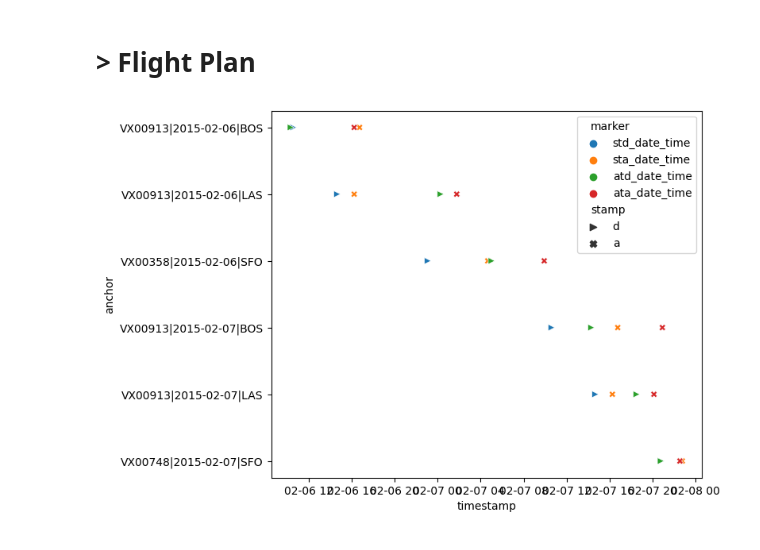
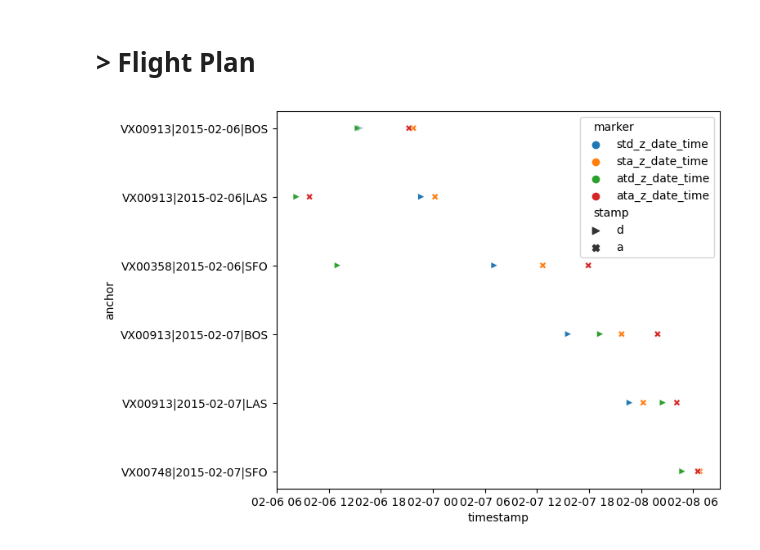
Before and after one commit to cmd-master/airline, a Jupyter notebook: airline-delays.ipynb, the cells around one changed output. Saved outputs shown, nothing was run; the diff lists cells and outputs as text; code cells hidden in the pictures.

Commit message:
Kaggle Notebook | USA Airline On Time Performance | Version 39

```diff
--- a/airline-delays.ipynb
+++ b/airline-delays.ipynb
@@ -109,0 +104,14 @@ dtype: object
+# %%
+def localize_and_convert_to_utc(stamp, timezone):
+    if pd.isna(stamp):
+        return pd.NaT
+    try:
+        localized_time = pd.Timestamp(stamp).tz_localize(timezone, ambiguous=True, nonexistent='shift_forward')
+        if pd.isna(localized_time):
+            print('invalid datetime: ', stamp, localized_time, timezone, pd.isna(stamp))
+            return pd.NaT  # Return NaT if localization failed (e.g., NaTType)
+        utc_time = localized_time.astimezone(pytz.utc).replace(tzinfo=None)
+        return utc_time
+    except Exception as e:
+        print(f"Error localizing time: {e}", stamp, localized_time, timezone, pd.isna(stamp))
+        return pd.NaT
@@ -109,0 +161,10 @@ dtype: object
+# %%
+df = cleanData(df)
+
+iatacodes = getIata(df)
+## Manually added. These flights are new for October.
+iatacodes['10577'] = 'BGM'
+iatacodes['10666'] = 'BLI'
+
+df = mapData(df, timezone, iatacodes)
+df = convertUTC(df)
@@ -158,32 +262,23 @@ vx = train.query('airline=="VX"')
 # %%
+vx = train.query('airline=="VX"')
 g = vx.query('tail_number == "N361VA"')
-g = g.query('"2015-02-06" <= std_date <= "2015-02-07"')
+g = g.query('"2015-02-06" <= std_ls_date <= "2015-02-07"')
 g = g.loc[~g['departure_delay'].isnull()]
 g = g[[
     'anchor'
-    ,'std_date_time'
-   , 'sta_date_time'
-   , 'atd_date_time'
-   , 'ata_date_time'
-#    , 'scheduled_time'
-#        , 'elapsed_time'
-#        , 'scheduled_arrival'
-#        , 'arrival_time'
-#        , 'arrival_delay'
-#        , 'late_aircraft_delay'
-#     , target
+    ,'std_z_date_time'
+   , 'sta_z_date_time'
+   , 'atd_z_date_time'
+   , 'ata_z_date_time'
       ]]
 
-g = g.sort_values(by='std_date_time')
-# g['diff'] = (g['ata_date_time'] - g['sta_date_time']).dt.total_seconds() / 60
-# g
 g = pd.melt(g, id_vars='anchor', var_name='marker', value_name='timestamp')
 g['stamp'] = g['marker'].str[2:3]
 fig, ax = plt.subplots(figsize=(7,6))
 sns.scatterplot (g, x='timestamp', y='anchor'
                  , hue='marker'
                  , style='stamp'
                  , markers={'d': '>', 'a': 'X'}
                  , ax=ax);
 # %% [output]
-[figure, old version]
+[figure, new version]
```
Also changed, not shown: parts of 19 cells of this notebook.
